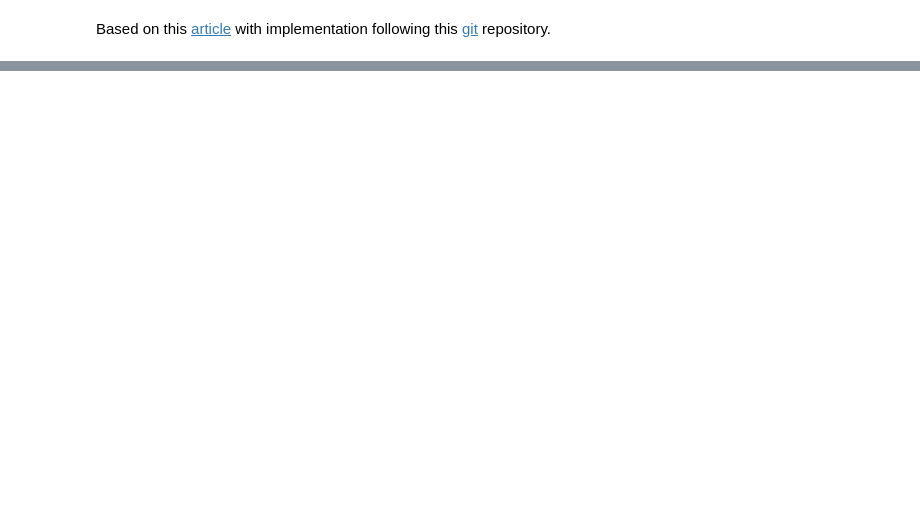
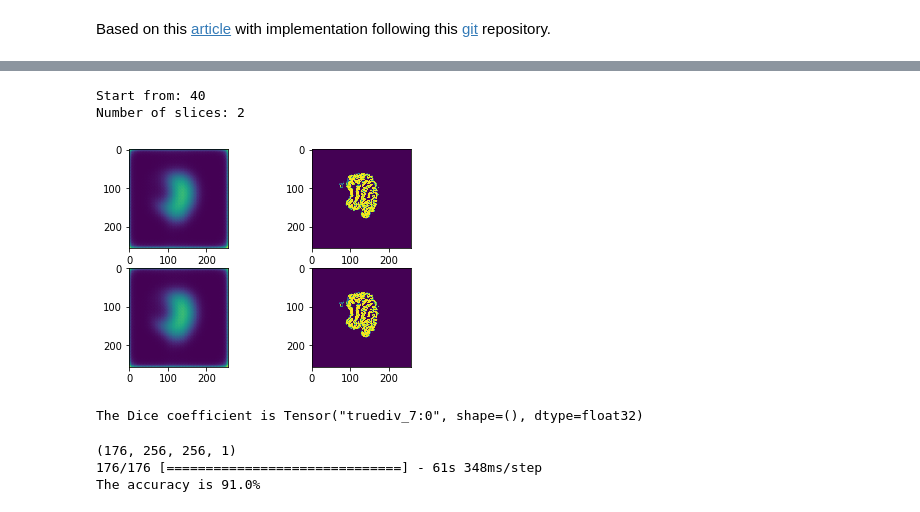
Before and after one commit to Joeri38/brain-segmentation, a Jupyter notebook: 3D U-net.ipynb, the cells around one changed output, grey strips where cells are left out. Drawn from its saved outputs; the diff is of its cells as text; code cells hidden in the pictures; blank space fills up the shorter version.

```diff
--- a/3D U-net.ipynb
+++ b/3D U-net.ipynb
@@ -214,0 +256,18 @@ Epoch 1/2
+# %%
+from keras.models import load_model
+
+testModel = load_model('trainedUnet2D.h5')
+
+def testData(amount): #amount is the number of images to process
+    x_test = get_data('Test', 'T1', amount) #array (176,256,256,1)
+    y_test = get_data('Test', 'grey', amount)
+
+    x_testcut = []
+    y_testcut = []
+
+    for i in range(176):
+        x_testcut.append(x_test[0][i,:,:,:])
+        y_testcut.append(y_test[0][i,:,:,:])
+    return x_testcut, y_testcut #list of arrays (256,256,1)
+
+x_testcut, y_testcut = testData(1)
@@ -214,0 +302,61 @@ Epoch 1/2
+# %%
+import numpy as np
+
+def give_predictions(slice_list):
+    y_pred = []
+    j = 0
+    for slice in slice_list :
+        j += 1
+        slice_pred = testModel.predict([[slice]])
+        slice_pred = slice_pred.squeeze(axis = 3)
+        slice_pred = slice_pred.squeeze(axis = 0)
+
+        print("Working on slice {}".format(j))
+        y_pred.append(slice_pred)
+    return y_pred
+
+#y_pred = give_predictions(x_testcut)
+
+start = int(input("Start from: "))
+n = int(input("Number of slices: "))
+fig = plt.figure("Predicted segmentation")
+for i in range(n):
+    sub = fig.add_subplot(n,2,2*i+1)
+    y_predNorm = y_pred[start+i]
+    sub.imshow(y_predNorm)
+
+    sub2 = fig.add_subplot(n,2,2*i+2)
+    y_testshow = y_testcut[start+1].squeeze(axis = 2)
+    sub2.imshow(y_testshow)
+
+plt.show()
+# %% [output]
+Start from: 40
+Number of slices: 2
+[figure, added]
+# %%
+import keras.backend as K
+import tensorflow as tf
+
+smooth = 1.
+
+def dice_coef(y_true, y_pred):
+    y_true_f = K.flatten(y_true)
+    y_pred_f = K.flatten(y_pred)
+    intersection = K.sum(y_true_f * y_pred_f)
+    return (2. * intersection + smooth) / (K.sum(y_true_f) + K.sum(y_pred_f) + smooth)
+
+#y_pred list of 176 arrays (256,256)
+#y_testcut list of 176 arrays (256,256,1)
+dice = dice_coef(np.array(y_testcut), np.array(y_pred))
+print('The Dice coefficient is {}'.format(dice))
+# %% [output]
+The Dice coefficient is Tensor("truediv_7:0", shape=(), dtype=float32)
+# %%
+print(np.array(x_testcut).shape)
+[loss, acc] = testModel.evaluate(np.array(x_testcut), np.array(y_testcut))
+print("The accuracy is {}%".format(round(acc*100)))
+# %% [output]
+(176, 256, 256, 1)
+176/176 [==============================] - 61s 348ms/step
+The accuracy is 91.0%
```
Also changed, not shown: parts of 11 cells of this notebook.
